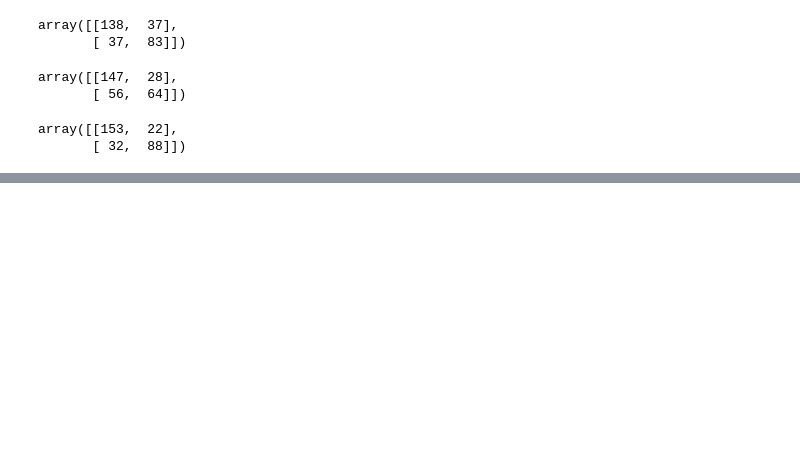
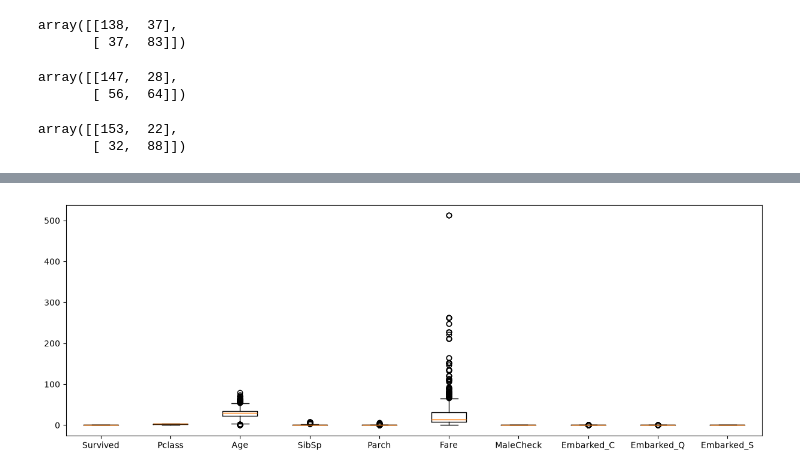
Before and after one commit to gabrielMG1008/titanic-survival-prediction, a Jupyter notebook: ML.ipynb, the cells around one changed output, grey strips where cells are left out. Cells and saved outputs as stored; diff of their text form; code cells hidden in the pictures; blank space fills up the shorter version.

```diff
--- a/ML.ipynb
+++ b/ML.ipynb
@@ -455,0 +502,9 @@ array([[153,  22],
+# %%
+fig, ax = plt.subplots(figsize=(15,5))
+
+ax.boxplot(treino.iloc[:, 1:11])
+ax.set_xticks(range(1, treino.iloc[:, 1:11].shape[1]+1),treino.iloc[:, 1:11].columns)
+
+plt.show()
+# %% [output]
+[figure, added]
```
Also changed, not shown: parts of 86 cells of this notebook, 1 other file.
